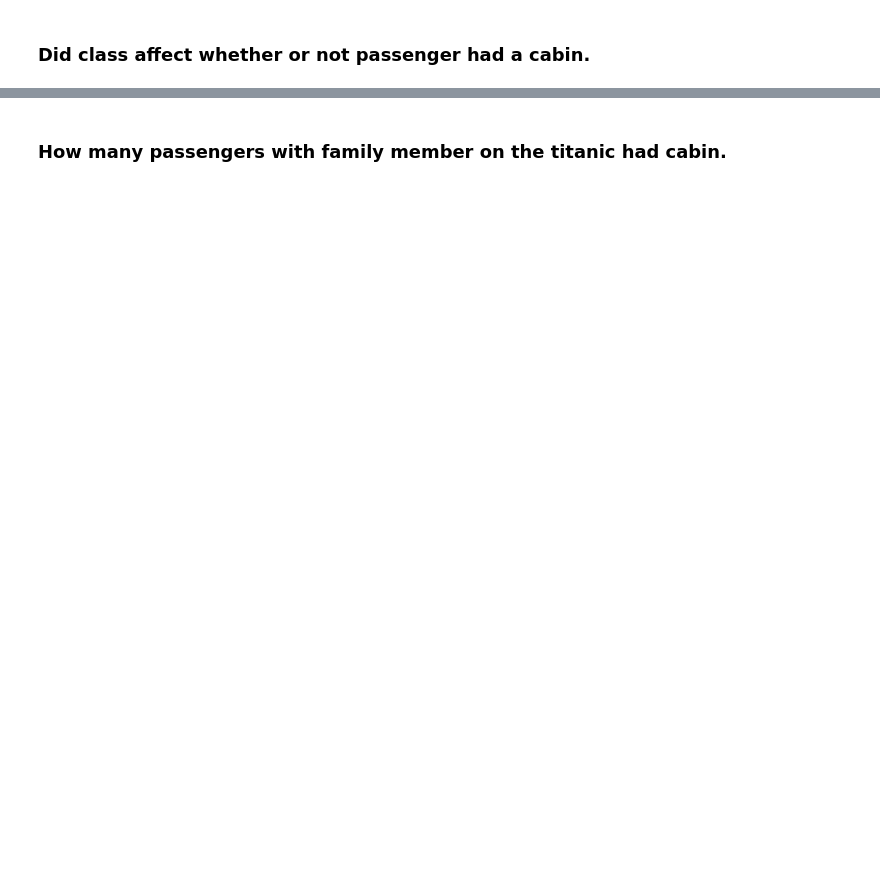
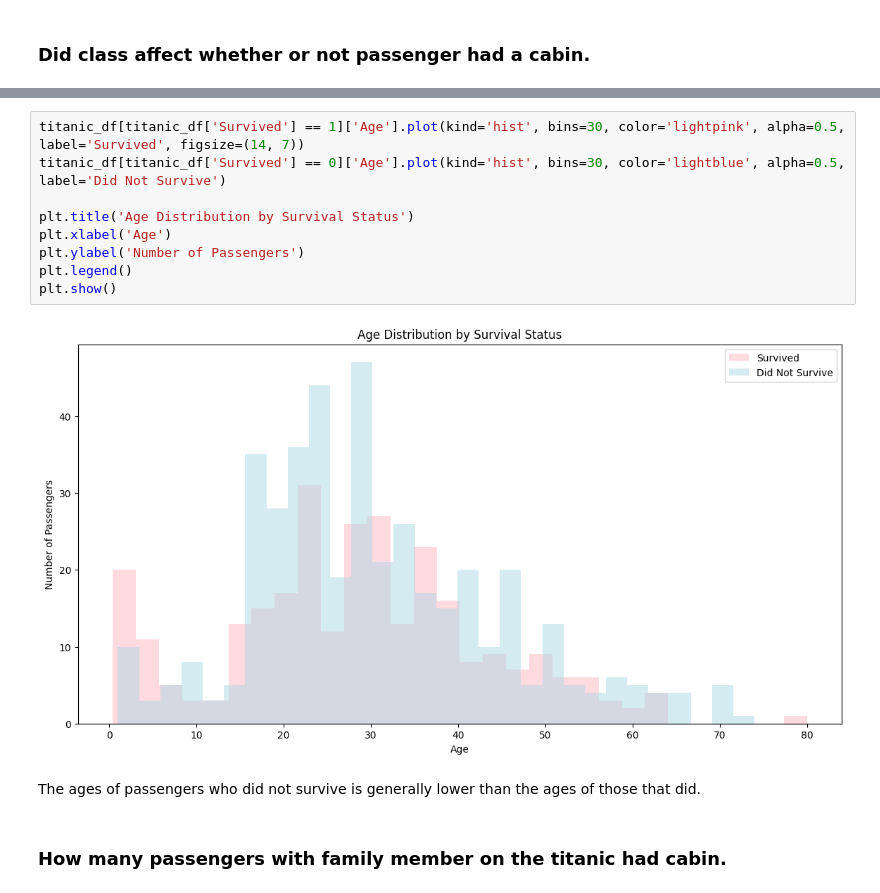
Before and after one commit to leidoe07/unit-3-data-science, a Jupyter notebook: 02_titanic.ipynb, the cells around one changed output, grey strips where cells are left out. Saved outputs shown, nothing was run; the diff lists cells and outputs as text; blank space fills up the shorter version.

```diff
--- a/02_titanic.ipynb
+++ b/02_titanic.ipynb
@@ -33,2 +66,15 @@ plt.show()
+# %%
+titanic_df[titanic_df['Survived'] == 1]['Age'].plot(kind='hist', bins=30, color='lightpink', alpha=0.5, label='Survived', figsize=(14, 7))
+titanic_df[titanic_df['Survived'] == 0]['Age'].plot(kind='hist', bins=30, color='lightblue', alpha=0.5, label='Did Not Survive')
+
+plt.title('Age Distribution by Survival Status')
+plt.xlabel('Age')
+plt.ylabel('Number of Passengers')
+plt.legend()
+plt.show()
+# %% [output]
+[figure, added]
+# %% [markdown]
+The ages of passengers who did not survive is generally lower than the ages of those that did.
 # %% [markdown]
 ###    How many passengers with family member on the titanic had cabin.
```
Also changed, not shown: parts of 9 cells of this notebook, 1 other file.
